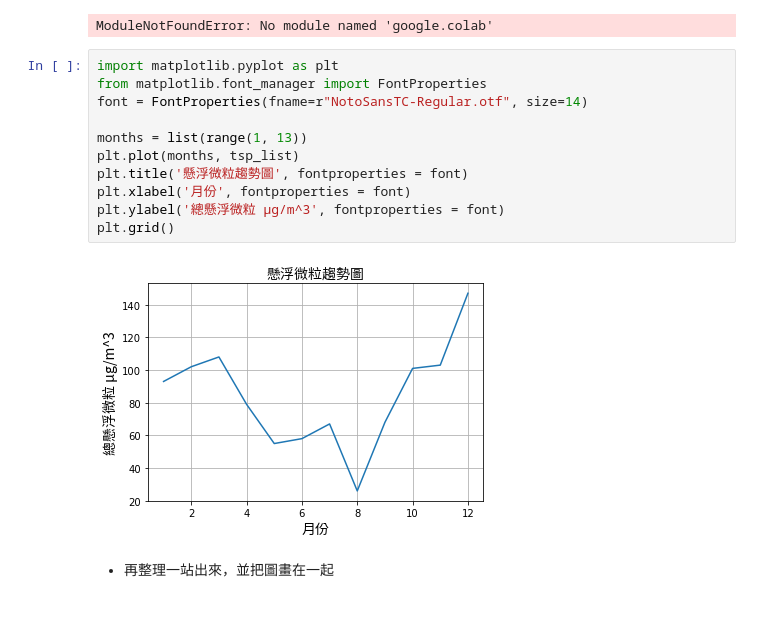
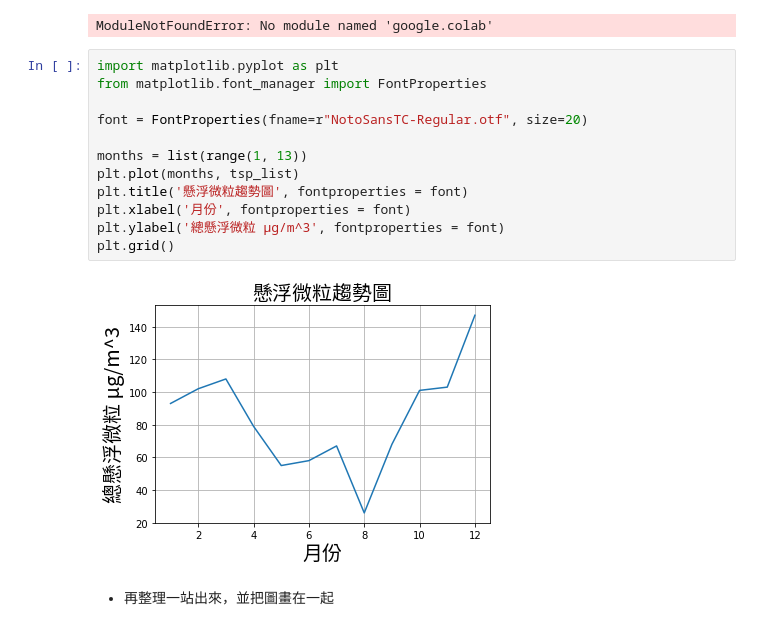
Before and after one commit to maloyang/KH20221202_IoT_Data_Science, a Jupyter notebook: W03/demo03_1.ipynb, the cells around one changed output. Drawn from its saved outputs; the diff is of its cells as text.

```diff
--- a/W03/demo03_1.ipynb
+++ b/W03/demo03_1.ipynb
@@ -141,16 +143,17 @@ ModuleNotFoundError: No module named 'google.colab'
 # %%
 import matplotlib.pyplot as plt
 from matplotlib.font_manager import FontProperties
-font = FontProperties(fname=r"NotoSansTC-Regular.otf", size=14)
+
+font = FontProperties(fname=r"NotoSansTC-Regular.otf", size=20)
 
 months = list(range(1, 13))
 plt.plot(months, tsp_list)
 plt.title('懸浮微粒趨勢圖', fontproperties = font)
 plt.xlabel('月份', fontproperties = font)
 plt.ylabel('總懸浮微粒 μg/m^3', fontproperties = font)
 plt.grid()
 # %% [output]
-[figure, old version]
+[figure, new version]
 # %% [markdown]
 - 再整理一站出來，並把圖畫在一起
 # %%
```
Also changed, not shown: parts of 6 cells of this notebook, 4 other files.
